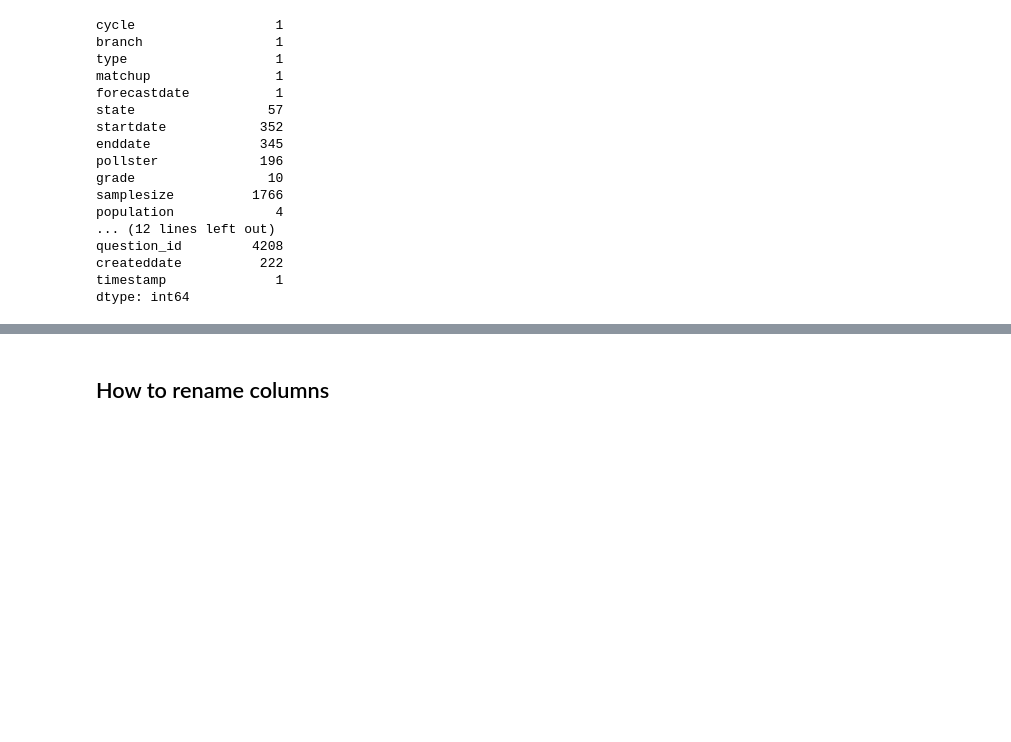
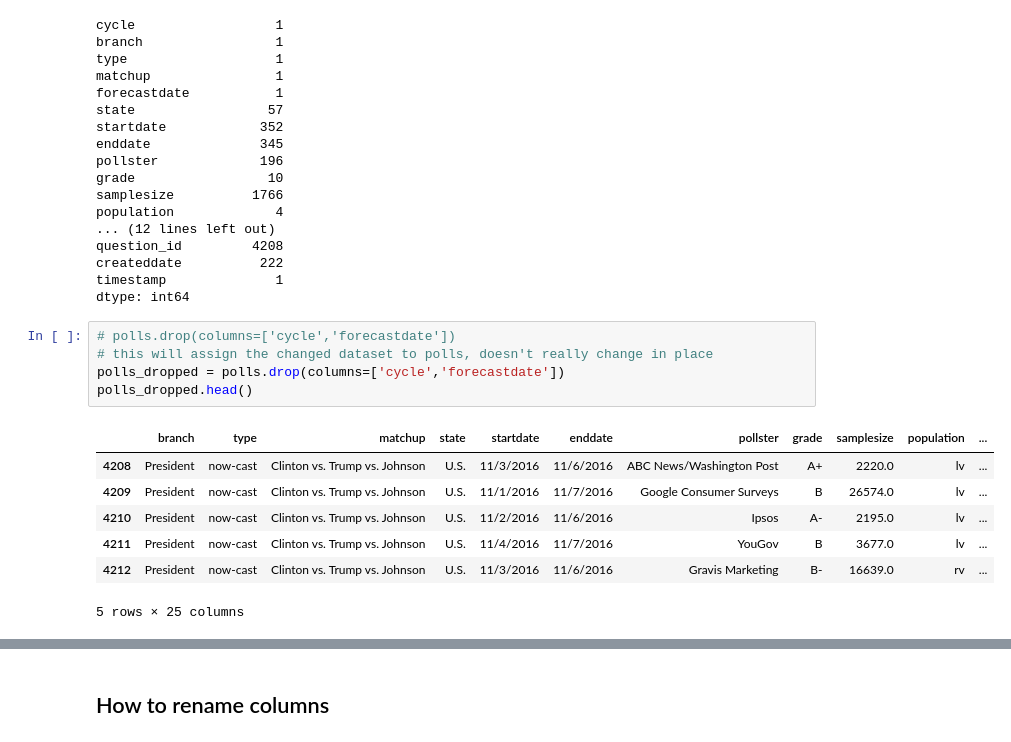
Before and after one commit to catawba-data-mining/CIS-3902-Data-Mining, a Jupyter notebook: ch06_examples.ipynb, the cells around one changed output, grey strips where cells are left out. Drawn from its saved outputs; the diff is of its cells as text; blank space fills up the shorter version.

```diff
--- a/ch06_examples.ipynb
+++ b/ch06_examples.ipynb
@@ -185,4 +210,17 @@ question_id         4208
 createddate          222
 timestamp              1
 dtype: int64
+# %%
+# polls.drop(columns=['cycle','forecastdate'])
+# this will assign the changed dataset to polls, doesn't really change in place
+polls_dropped = polls.drop(columns=['cycle','forecastdate'])
+polls_dropped.head()
+# %% [output]
+|  | branch | type | matchup | state | startdate | enddate | pollster | grade | samplesize | population | ... |
+| 4208 | President | now-cast | Clinton vs. Trump vs. Johnson | U.S. | 11/3/2016 | 11/6/2016 | ABC News/Washington Post | A+ | 2220.0 | lv | ... |
+| 4209 | President | now-cast | Clinton vs. Trump vs. Johnson | U.S. | 11/1/2016 | 11/7/2016 | Google Consumer Surveys | B | 26574.0 | lv | ... |
+| 4210 | President | now-cast | Clinton vs. Trump vs. Johnson | U.S. | 11/2/2016 | 11/6/2016 | Ipsos | A- | 2195.0 | lv | ... |
+| 4211 | President | now-cast | Clinton vs. Trump vs. Johnson | U.S. | 11/4/2016 | 11/7/2016 | YouGov | B | 3677.0 | lv | ... |
+| 4212 | President | now-cast | Clinton vs. Trump vs. Johnson | U.S. | 11/3/2016 | 11/6/2016 | Gravis Marketing | B- | 16639.0 | rv | ... |
+5 rows × 25 columns
 # %%
```
Also changed, not shown: parts of 82 cells of this notebook.
